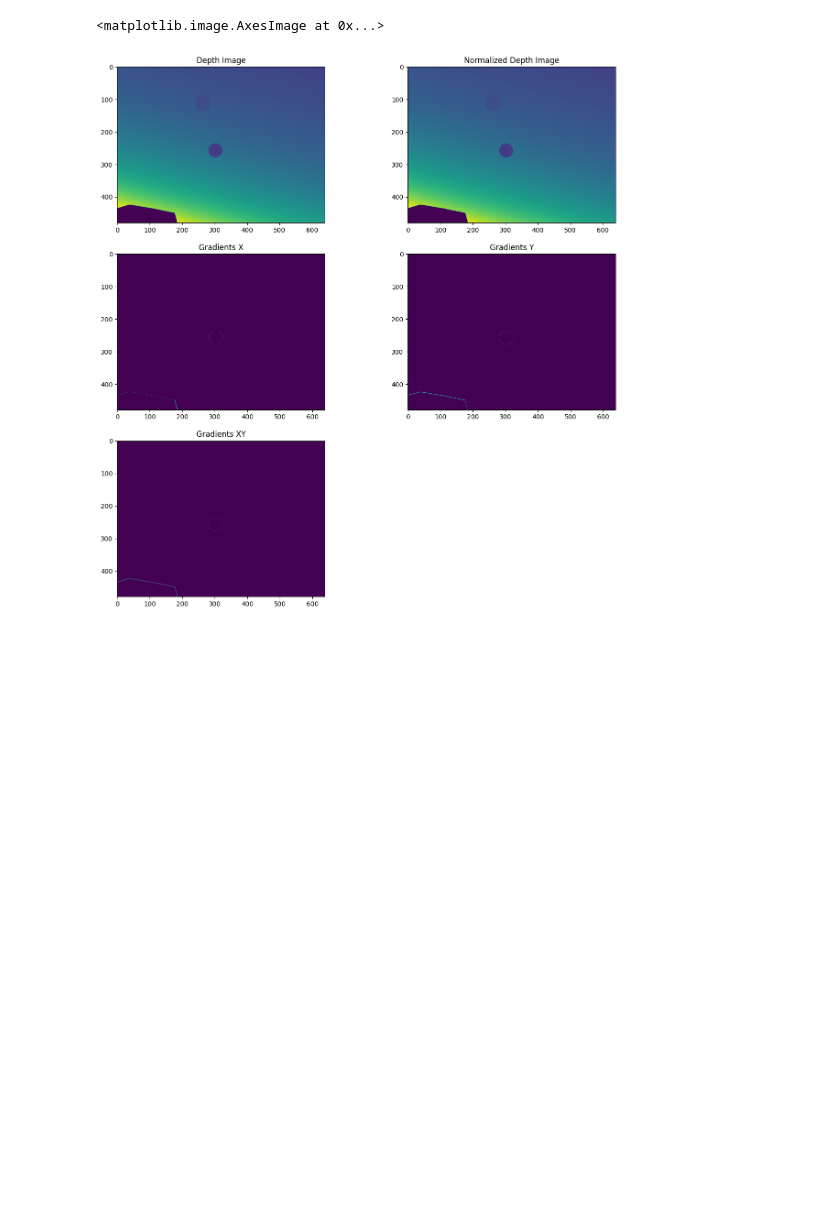
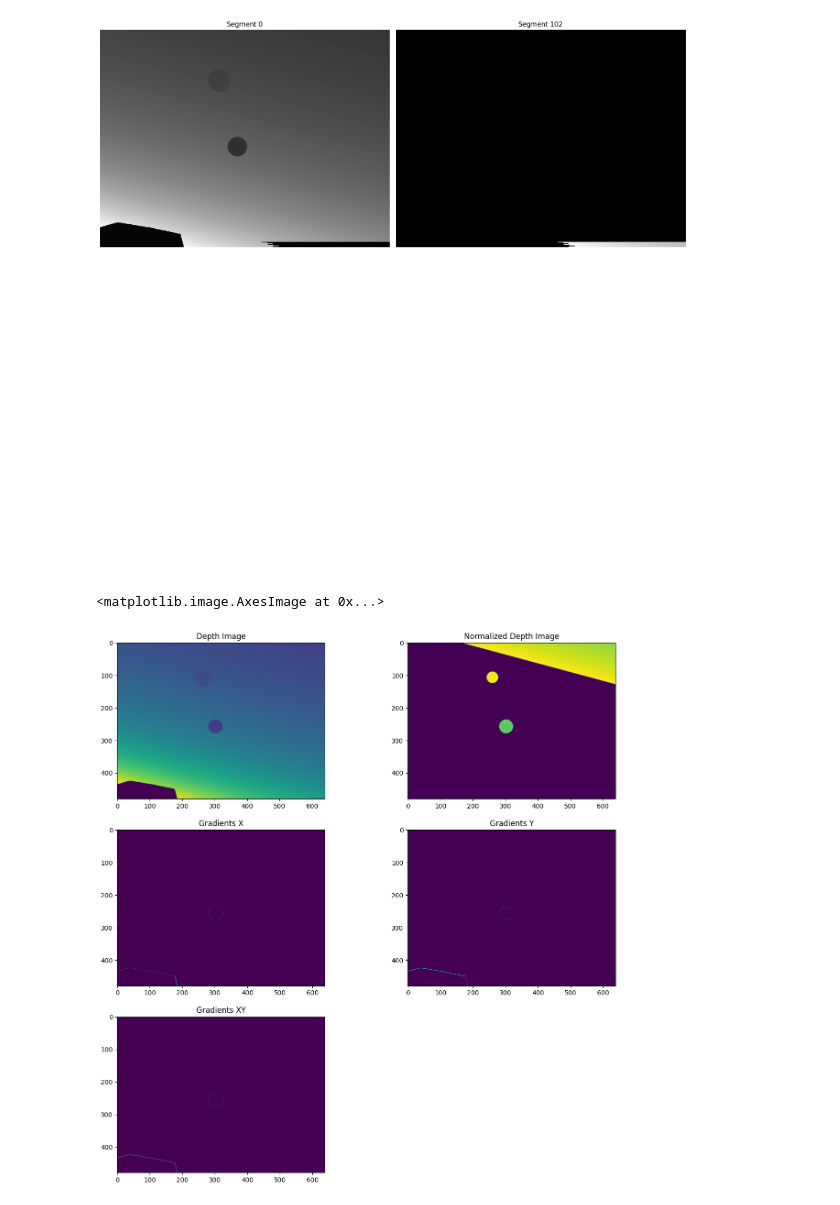
Before and after one commit to Divepit/-3d-vision-sugical-data-collection-vision-package, a Jupyter notebook: cvnode/local_test/Depth Segmentation.ipynb, the cells around one changed output. Saved outputs shown, nothing was run; the diff lists cells and outputs as text; code cells hidden in the pictures; blank space fills up the shorter version.

Commit message:
try different depth segmentation local

```diff
--- a/cvnode/local_test/Depth Segmentation.ipynb
+++ b/cvnode/local_test/Depth Segmentation.ipynb
@@ -8,3 +10,23 @@ import time
 # %%
 os.environ["OPENCV_IO_ENABLE_OPENEXR"]="1"
 import cv2
+# %%
+# Load depth image and normalize it
+depth_path = Path("input/01396.exr")
+depth_im = cv2.imread(str(depth_path), cv2.IMREAD_ANYDEPTH)
+
+max_mask = depth_im < 0.5
+min_mask = depth_im > 0.1
+
+mask =  max_mask * min_mask
+
+maksed_depth_image = mask * depth_im
+
+
+# mask_threshold[mask] = 1
+# mask_threshold[~mask] = 0
+
+
+# You might want to mask the depth image based on the target object's depth here
+norm_depth_im = (255.0 * depth_im / depth_im.max()).astype(np.uint8)
+norm_masked_depth_im = (255.0 * maksed_depth_image / maksed_depth_image.max()).astype(np.uint8)
@@ -11,9 +65,36 @@ import cv2
+# %%
+
+# Determine the number of rows and columns for the subplot grid
+n_rows = int(np.ceil(np.sqrt(len(unique_labels))))
+n_cols = n_rows
+
+# Create a figure and axes with the desired number of subplots
+fig, axes = plt.subplots(n_rows, n_cols, figsize=(15, 15))
+
+# Initialize all subplots as blank
+for ax in axes.ravel():
+    ax.axis('off')
+
+# Iterate through the unique labels and their corresponding segment masks
+for i, (label, mask) in enumerate(zip(unique_labels, segment_masks)):
+    # Create a masked image by applying the mask to the depth_image
+    masked_image = depth_im.copy()
+    masked_image[~mask] = 0
+
+    # Calculate the current row and column of the subplot
+    row, col = divmod(i, n_cols)
+
+    # Display the masked image in the corresponding subplot
+    axes[row, col].imshow(masked_image, cmap='gray')
+    axes[row, col].set_title(f"Segment {label}")
+    axes[row, col].axis('off')
+
+# Adjust subplot spacing and display the figure
+plt.tight_layout()
+plt.show()
+# %% [output]
+[figure, added]
 # %%
-# Load depth image and normalize it
-depth_path = Path("input/01396.exr")
-depth_im = cv2.imread(str(depth_path), cv2.IMREAD_ANYDEPTH)
-# You might want to mask the depth image based on the target object's depth here
-norm_depth_im = (255.0 * depth_im / depth_im.max()).astype(np.uint8)
 
 # Compute gradients along X and Y axes
 dx = np.abs(depth_im[1:, 1:] - depth_im[1:, :-1])
@@ -47,7 +128,7 @@ plt.title("Gradients XY")
 plt.imshow(dxyn)
 # %% [output]
 <matplotlib.image.AxesImage at 0x...>
-[figure, old version]
+[figure, new version]
 # %%
 # Compute maximally stable extremal regions in gradient image
 start = time.time()
```
Also changed, not shown: parts of 3 cells of this notebook, 1 other file.
